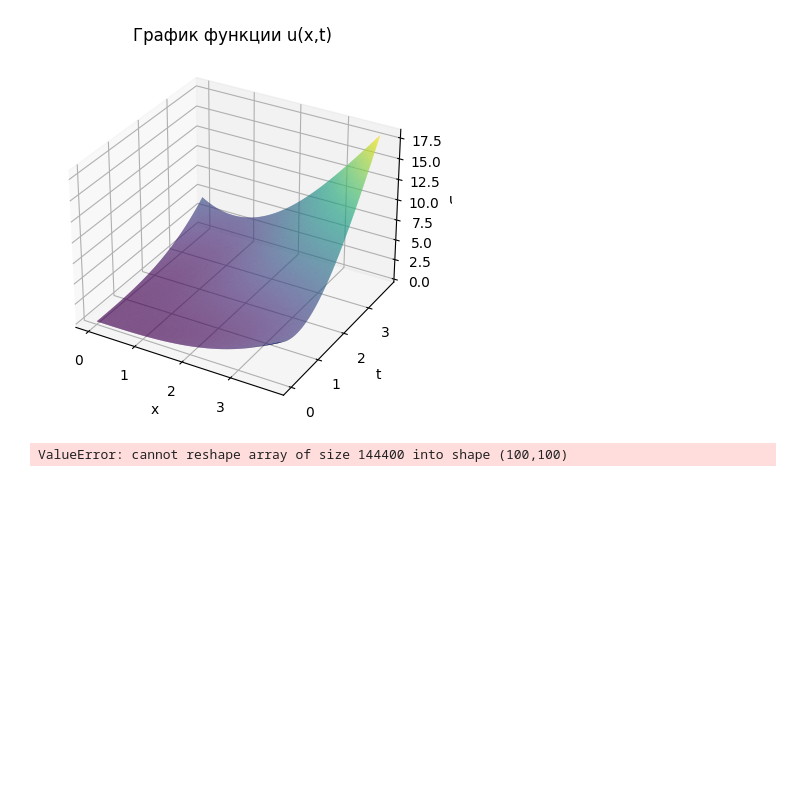
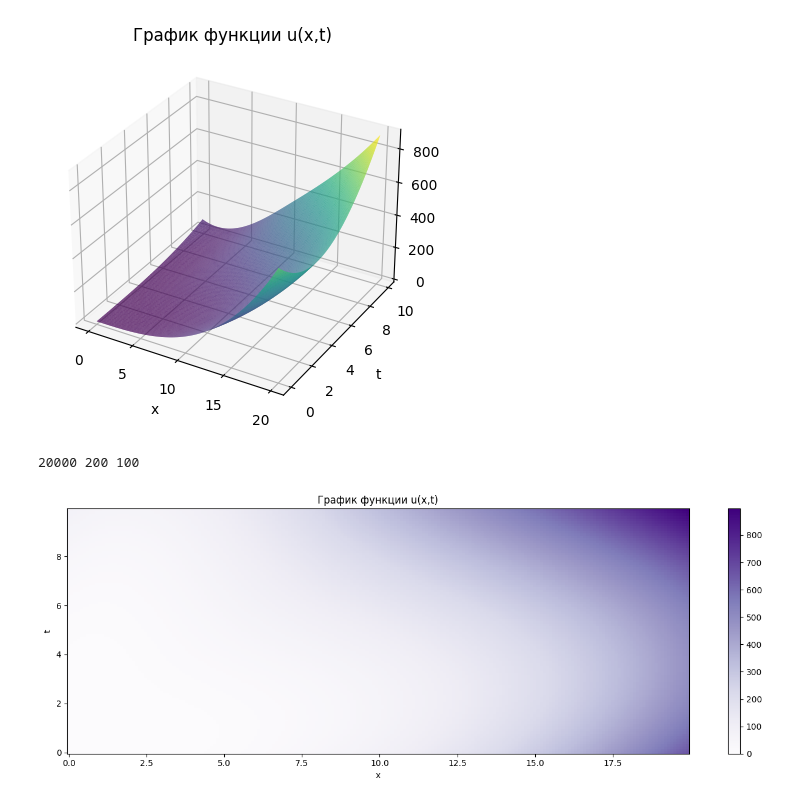
Before and after one commit to Sofia-Sukhova/lab_1, a Jupyter notebook: plot.ipynb, the cells around one changed output. Saved outputs shown, nothing was run; the diff lists cells and outputs as text; code cells hidden in the pictures; blank space fills up the shorter version.

```diff
--- a/plot.ipynb
+++ b/plot.ipynb
@@ -5,7 +5,7 @@ import matplotlib.pyplot as plt
 from mpl_toolkits.mplot3d import Axes3D
 
 K = 100
-M = 100
+M = 200
 
 # Загрузка данных из CSV файла
 dataframe = pd.read_csv('output.csv', sep='\t')
@@ -21,34 +21,36 @@ ax.plot_trisurf(x, t, u, cmap='viridis')
 # Настройка осей и меток
 ax.set_xlabel('x')
 ax.set_ylabel('t')
 ax.set_zlabel('u')
 ax.set_title('График функции u(x,t)')
 
 # Отображение графика
 plt.show()
 
 # Создание colour графика
-x = dataframe.iloc[:, 0].to_numpy()
-t = dataframe.iloc[:, 1].to_numpy()
+x = dataframe.iloc[:, 1].to_numpy()
+t = dataframe.iloc[:, 0].to_numpy()
 u = dataframe.iloc[:, 2].to_numpy()
 
 x = np.unique(x)
 t = np.unique(t)
 
 
 u = u.reshape(K, M)
+
 fig = plt.figure(figsize = [13.5, 5], dpi = 100)
 fig = plt.pcolormesh(x, t, u, cmap=plt.get_cmap('Purples'))
 fig = plt.colorbar()
 
 # Настройка осей и меток
 fig = plt.xlabel('x')
 fig = plt.ylabel('t')
 fig = plt.title('График функции u(x,t)')
 fig = plt.tight_layout()
 
 # Отображение графика
 plt.show()
 # %% [output]
-[figure, old version]
+[figure, new version]
-ValueError: cannot reshape array of size 144400 into shape (100,100)
+20000 200 100
+[figure, added]
```
Also changed, not shown: parts of 1 cell of this notebook, 6 other files.
